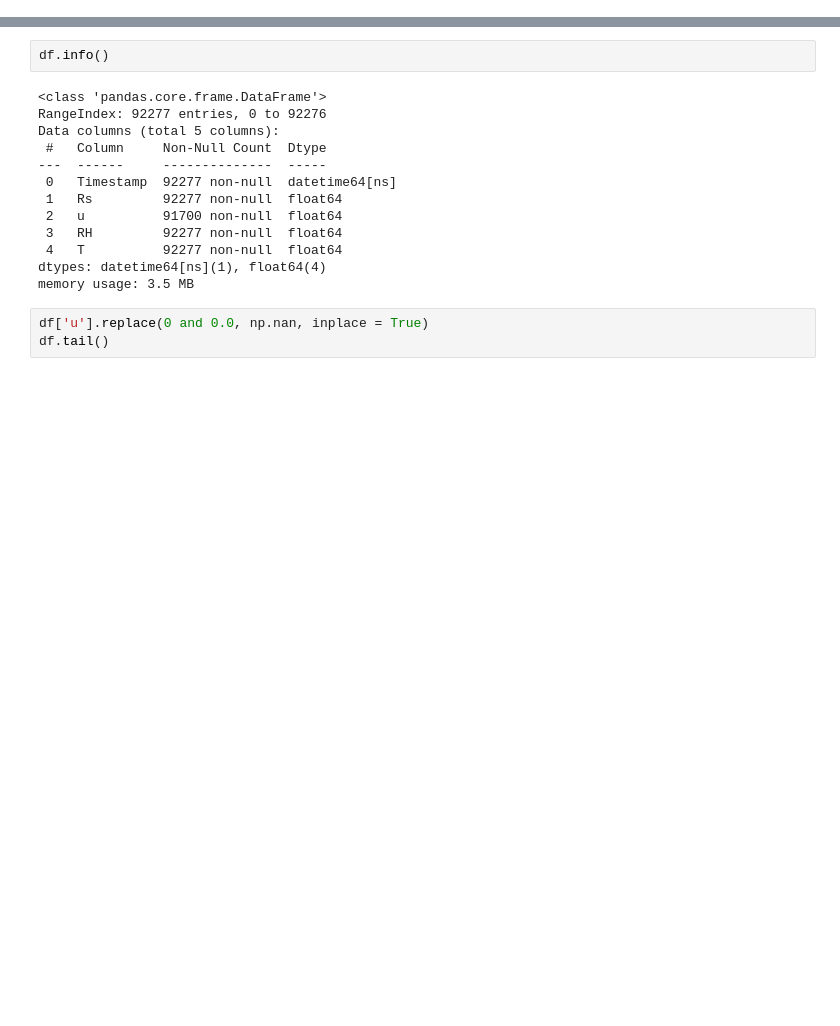
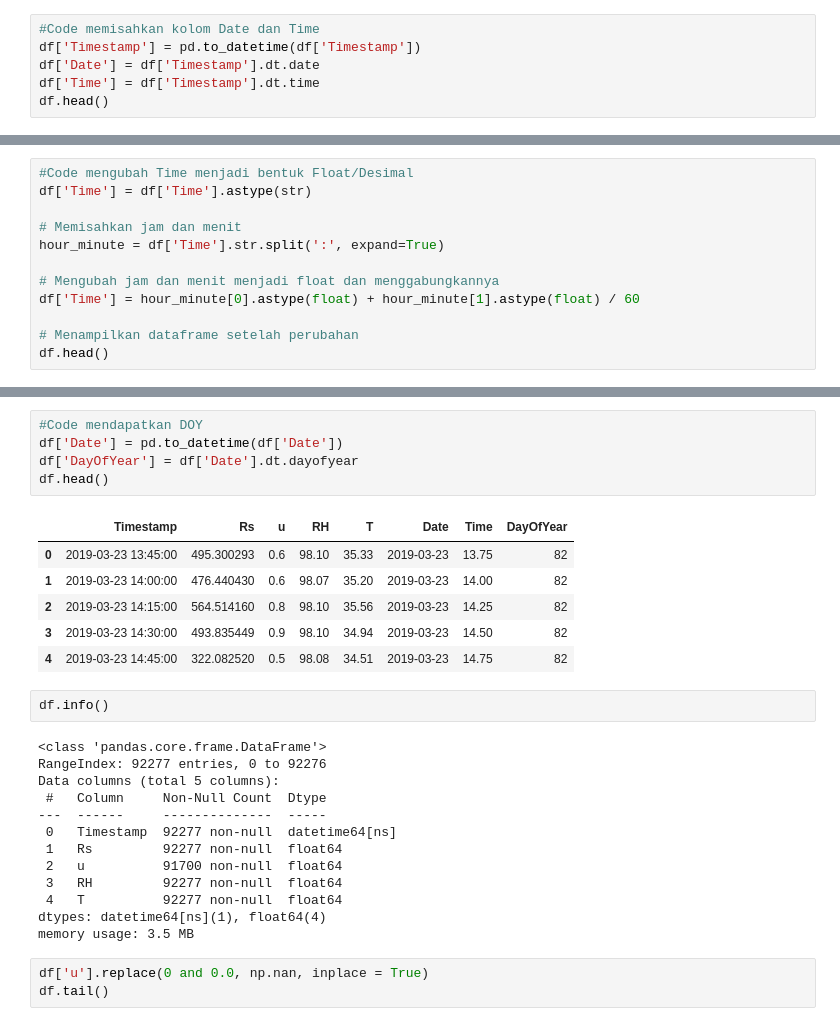
Before and after one commit to Aprilianiput21/TA_Model-ETp, a Jupyter notebook: EDA_Nawungan.ipynb, the cells around one changed output, grey strips where cells are left out. Saved outputs shown, nothing was run; the diff lists cells and outputs as text; blank space fills up the shorter version.

```diff
--- a/EDA_Nawungan.ipynb
+++ b/EDA_Nawungan.ipynb
@@ -16,3 +20,9 @@ df.tail()
 | 92274 | 2021-12-06 12:30:00 | 0.0 | 0.0 | 99.42 | 27.50 |
 | 92275 | 2021-12-21 13:45:00 | 0.0 | 0.0 | 99.47 | 26.58 |
 | 92276 | 2021-12-21 14:00:00 | 0.0 | 0.0 | 99.46 | 27.27 |
+# %%
+#Code memisahkan kolom Date dan Time
+df['Timestamp'] = pd.to_datetime(df['Timestamp'])
+df['Date'] = df['Timestamp'].dt.date
+df['Time'] = df['Timestamp'].dt.time
+df.head()
@@ -18,0 +36,12 @@ df.tail()
+# %%
+#Code mengubah Time menjadi bentuk Float/Desimal
+df['Time'] = df['Time'].astype(str)
+
+# Memisahkan jam dan menit
+hour_minute = df['Time'].str.split(':', expand=True)
+
+# Mengubah jam dan menit menjadi float dan menggabungkannya
+df['Time'] = hour_minute[0].astype(float) + hour_minute[1].astype(float) / 60
+
+# Menampilkan dataframe setelah perubahan
+df.head()
@@ -19,3 +55,15 @@ df.tail()
+# %%
+#Code mendapatkan DOY
+df['Date'] = pd.to_datetime(df['Date'])
+df['DayOfYear'] = df['Date'].dt.dayofyear
+df.head()
+# %% [output]
+|  | Timestamp | Rs | u | RH | T | Date | Time | DayOfYear |
+| 0 | 2019-03-23 13:45:00 | 495.300293 | 0.6 | 98.10 | 35.33 | 2019-03-23 | 13.75 | 82 |
+| 1 | 2019-03-23 14:00:00 | 476.440430 | 0.6 | 98.07 | 35.20 | 2019-03-23 | 14.00 | 82 |
+| 2 | 2019-03-23 14:15:00 | 564.514160 | 0.8 | 98.10 | 35.56 | 2019-03-23 | 14.25 | 82 |
+| 3 | 2019-03-23 14:30:00 | 493.835449 | 0.9 | 98.10 | 34.94 | 2019-03-23 | 14.50 | 82 |
+| 4 | 2019-03-23 14:45:00 | 322.082520 | 0.5 | 98.08 | 34.51 | 2019-03-23 | 14.75 | 82 |
 # %%
 df.info()
 # %% [output]
```
Also changed, not shown: parts of 5 cells of this notebook.
